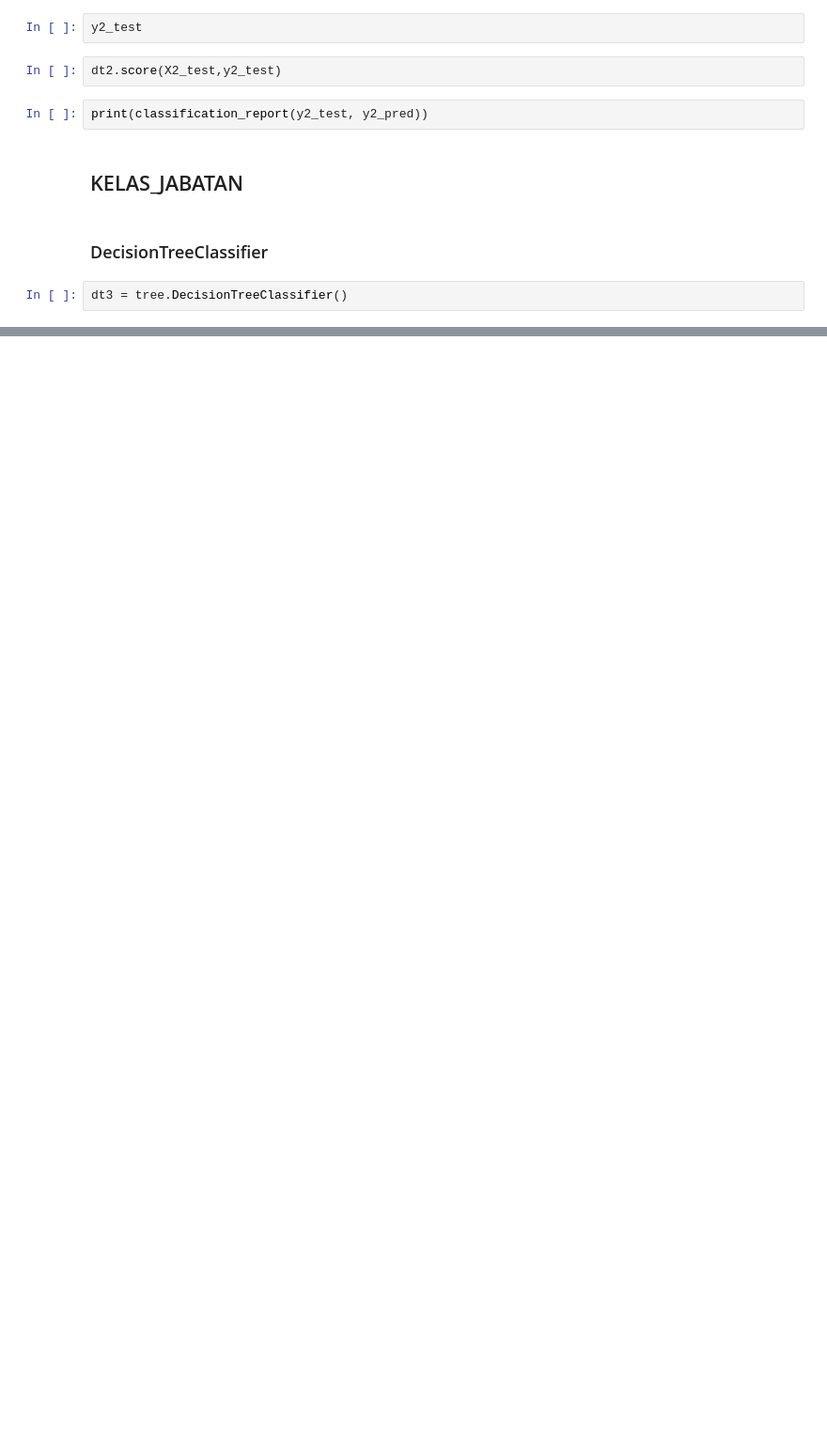
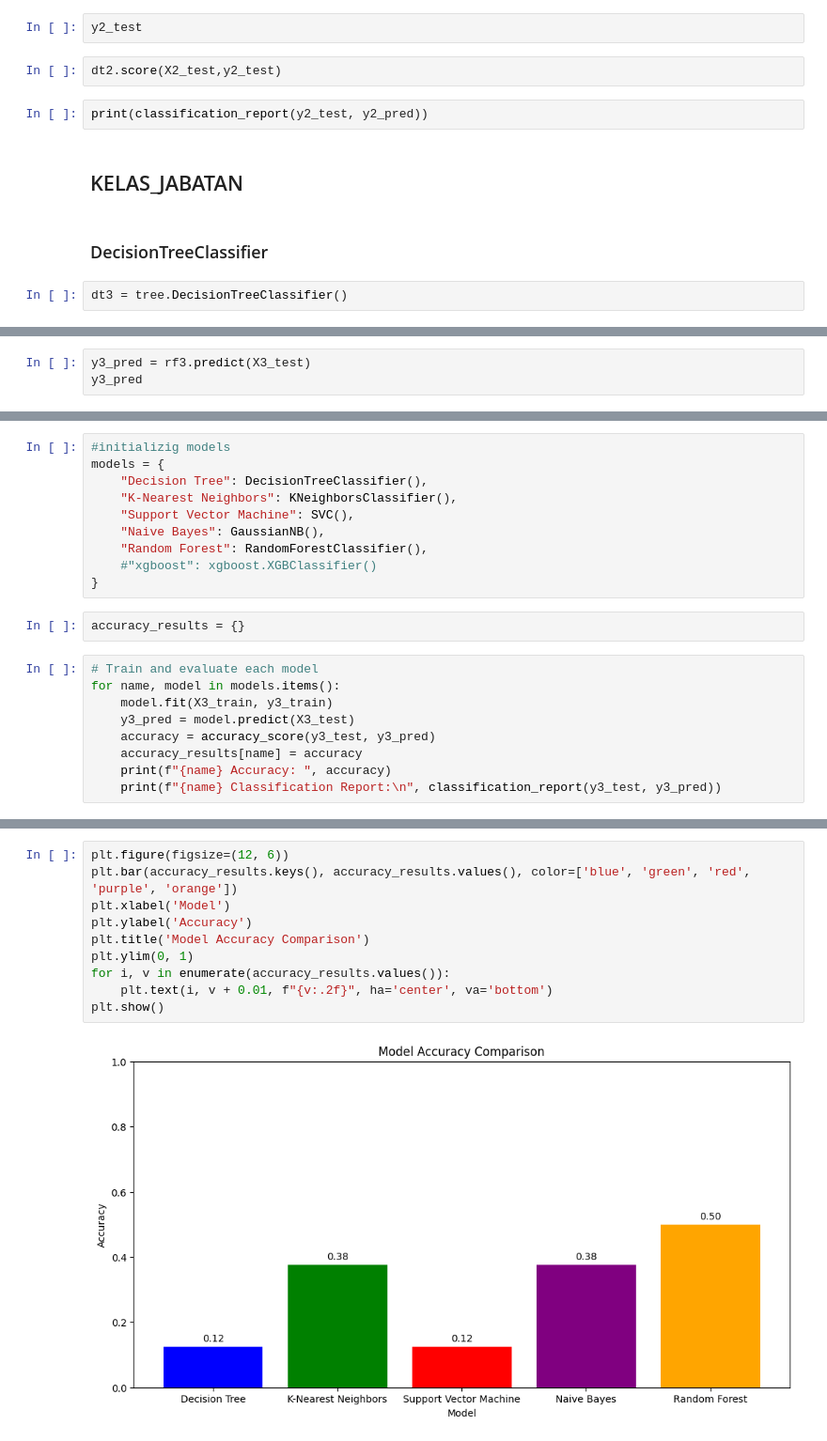
Before and after one commit to ghinamf/Data-Analyst_PKL, a Jupyter notebook: src/combData2.ipynb, the cells around one changed output, grey strips where cells are left out. Shown: that part at 94% size. Saved outputs shown, nothing was run; the diff lists cells and outputs as text; blank space fills up the shorter version.

Commit message:
models addition plus oversampling

```diff
--- a/src/combData2.ipynb
+++ b/src/combData2.ipynb
@@ -1233,0 +1228,3 @@ dt3.score(X3_test,y3_test)
+# %%
+y3_pred = rf3.predict(X3_test)
+y3_pred
@@ -1233,0 +1265,21 @@ dt3.score(X3_test,y3_test)
+# %%
+#initializig models
+models = {
+    "Decision Tree": DecisionTreeClassifier(),
+    "K-Nearest Neighbors": KNeighborsClassifier(),
+    "Support Vector Machine": SVC(),
+    "Naive Bayes": GaussianNB(),
+    "Random Forest": RandomForestClassifier(),
+    #"xgboost": xgboost.XGBClassifier()
+}
+# %%
+accuracy_results = {}
+# %%
+# Train and evaluate each model
+for name, model in models.items():
+    model.fit(X3_train, y3_train)
+    y3_pred = model.predict(X3_test)
+    accuracy = accuracy_score(y3_test, y3_pred)
+    accuracy_results[name] = accuracy
+    print(f"{name} Accuracy: ", accuracy)
+    print(f"{name} Classification Report:\n", classification_report(y3_test, y3_pred))
@@ -1233,0 +1318,12 @@ dt3.score(X3_test,y3_test)
+# %%
+plt.figure(figsize=(12, 6))
+plt.bar(accuracy_results.keys(), accuracy_results.values(), color=['blue', 'green', 'red', 'purple', 'orange'])
+plt.xlabel('Model')
+plt.ylabel('Accuracy')
+plt.title('Model Accuracy Comparison')
+plt.ylim(0, 1)
+for i, v in enumerate(accuracy_results.values()):
+    plt.text(i, v + 0.01, f"{v:.2f}", ha='center', va='bottom')
+plt.show()
+# %% [output]
+[figure, added]
```
Also changed, not shown: parts of 131 cells of this notebook.
